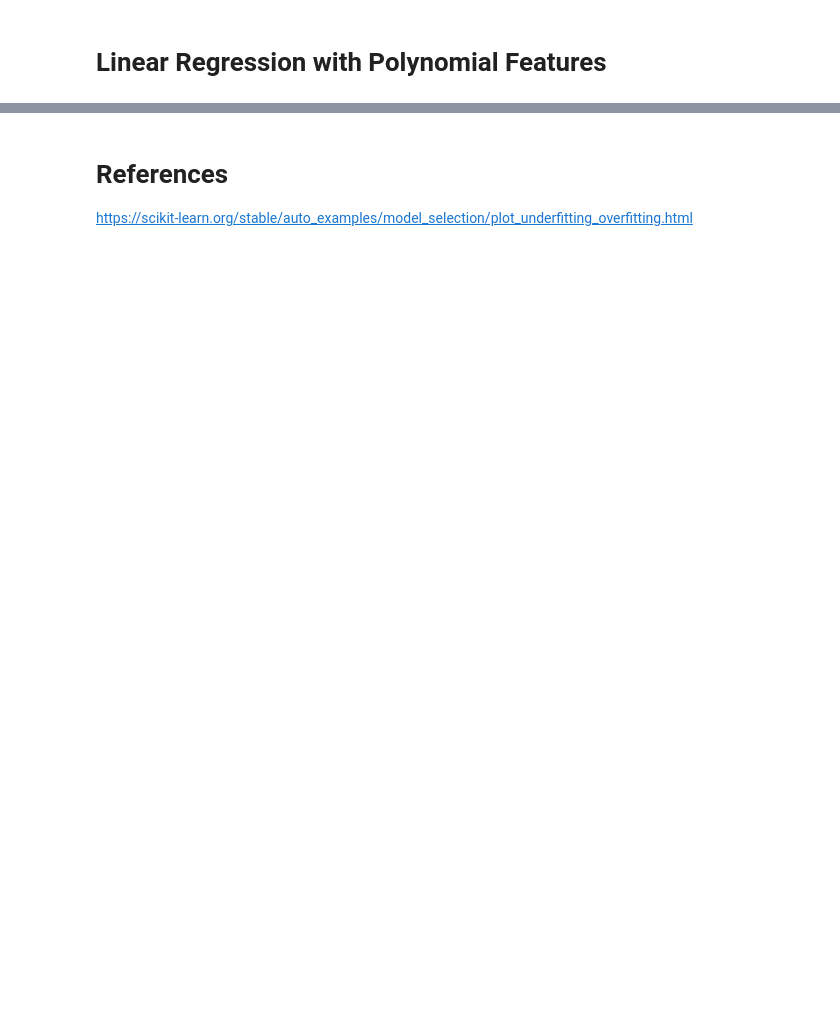
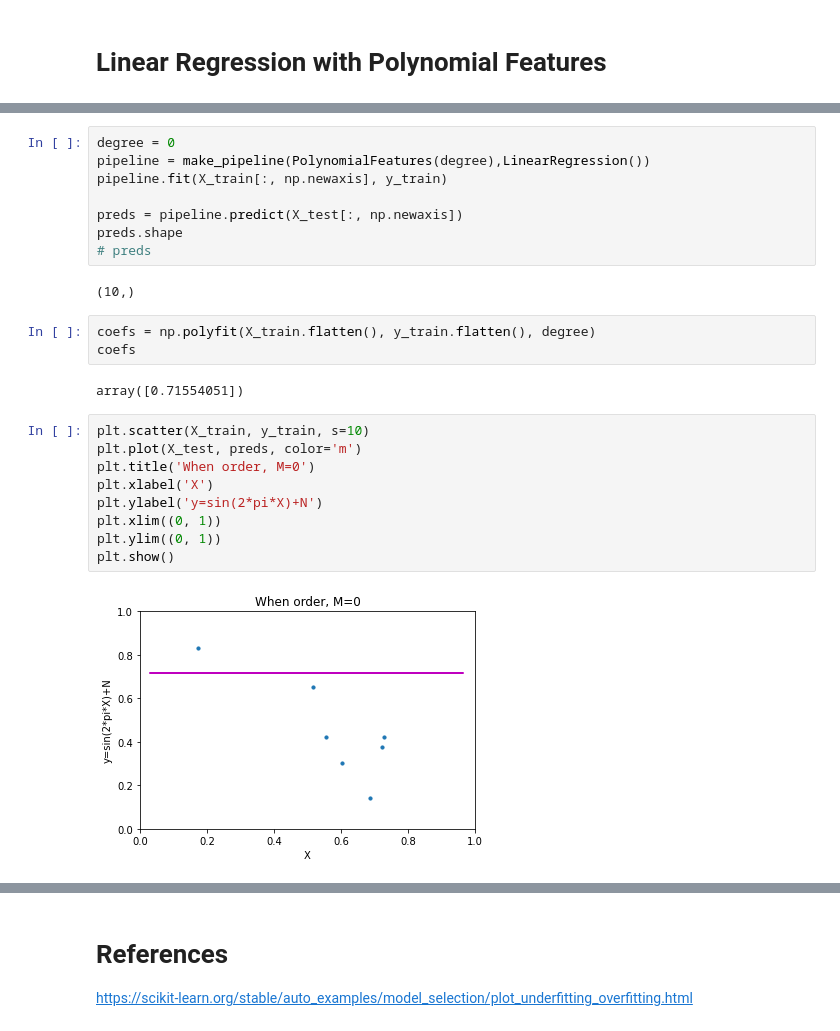
Before and after one commit to jay-thakur/Concept_of_Overfitting, a Jupyter notebook: Concept_of_Overfitting.ipynb, the cells around one changed output, grey strips where cells are left out. Cells and saved outputs as stored; diff of their text form; blank space fills up the shorter version.

```diff
--- a/Concept_of_Overfitting.ipynb
+++ b/Concept_of_Overfitting.ipynb
@@ -104,0 +129,26 @@ Automatically created module for IPython interactive environment
+# %%
+degree = 0
+pipeline = make_pipeline(PolynomialFeatures(degree),LinearRegression())
+pipeline.fit(X_train[:, np.newaxis], y_train)
+
+preds = pipeline.predict(X_test[:, np.newaxis])
+preds.shape
+# preds
+# %% [output]
+(10,)
+# %%
+coefs = np.polyfit(X_train.flatten(), y_train.flatten(), degree)
+coefs
+# %% [output]
+array([0.71554051])
+# %%
+plt.scatter(X_train, y_train, s=10)
+plt.plot(X_test, preds, color='m')
+plt.title('When order, M=0')
+plt.xlabel('X')
+plt.ylabel('y=sin(2*pi*X)+N')
+plt.xlim((0, 1))
+plt.ylim((0, 1))
+plt.show()
+# %% [output]
+[figure, added]
```
Also changed, not shown: parts of 23 cells of this notebook.
